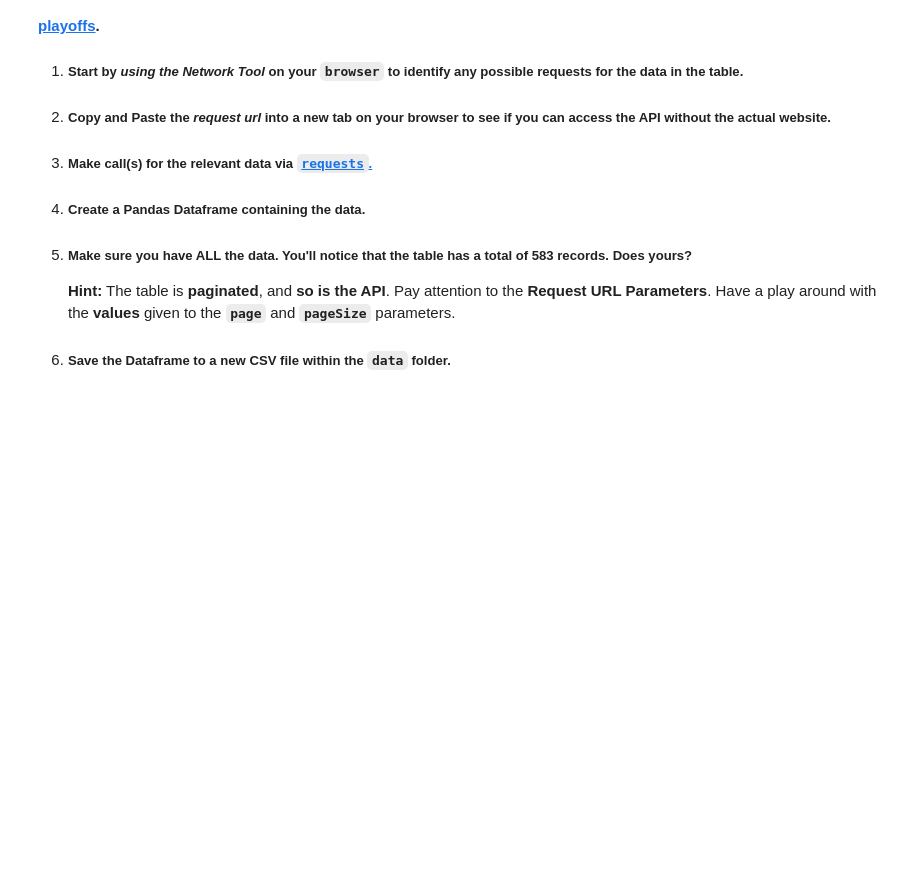
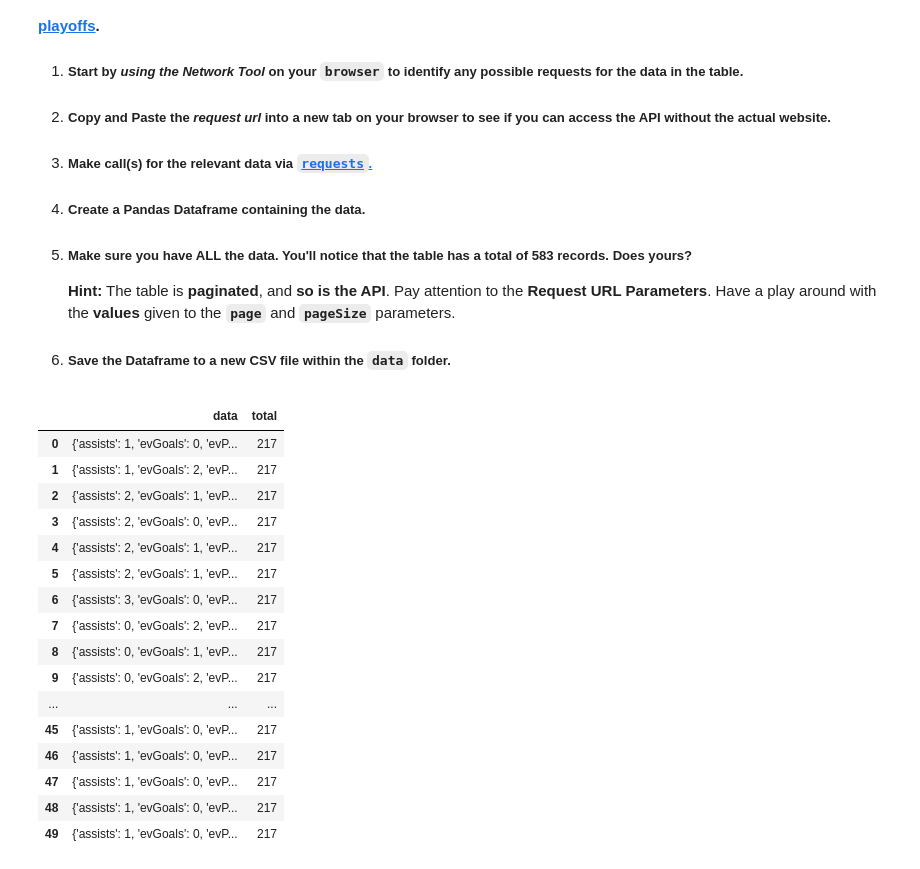
Before and after one commit to EmmaBird/webscraping_challenges, a Jupyter notebook: 2.NHL Stats Challenge/challenge.ipynb, the cells around one changed output. Drawn from its saved outputs; the diff is of its cells as text; code cells hidden in the pictures; blank space fills up the shorter version.

```diff
--- a/2.NHL Stats Challenge/challenge.ipynb
+++ b/2.NHL Stats Challenge/challenge.ipynb
@@ -22,0 +21,25 @@ import requests
+# %%
+import requests
+import pandas as pd
+
+response = requests.get("https://api.nhle.com/stats/rest/en/skater/summary?isAggregate=false&isGame=false&sort=%5B%7B%22property%22:%22points%22,%22direction%22:%22DESC%22%7D,%7B%22property%22:%22goals%22,%22direction%22:%22DESC%22%7D,%7B%22property%22:%22assists%22,%22direction%22:%22DESC%22%7D%5D&start=0&limit=50&factCayenneExp=gamesPlayed%3E=1&cayenneExp=gameTypeId=3%20and%20seasonId%3C=20202021%20and%20seasonId%3E=20202021").json()
+
+pd.DataFrame.from_dict(response, orient='columns')
+# %% [output]
+|  | data | total |
+| 0 | {'assists': 1, 'evGoals': 0, 'evP... | 217 |
+| 1 | {'assists': 1, 'evGoals': 2, 'evP... | 217 |
+| 2 | {'assists': 2, 'evGoals': 1, 'evP... | 217 |
+| 3 | {'assists': 2, 'evGoals': 0, 'evP... | 217 |
+| 4 | {'assists': 2, 'evGoals': 1, 'evP... | 217 |
+| 5 | {'assists': 2, 'evGoals': 1, 'evP... | 217 |
+| 6 | {'assists': 3, 'evGoals': 0, 'evP... | 217 |
+| 7 | {'assists': 0, 'evGoals': 2, 'evP... | 217 |
+| 8 | {'assists': 0, 'evGoals': 1, 'evP... | 217 |
+| 9 | {'assists': 0, 'evGoals': 2, 'evP... | 217 |
+| ... | ... | ... |
+| 45 | {'assists': 1, 'evGoals': 0, 'evP... | 217 |
+| 46 | {'assists': 1, 'evGoals': 0, 'evP... | 217 |
+| 47 | {'assists': 1, 'evGoals': 0, 'evP... | 217 |
+| 48 | {'assists': 1, 'evGoals': 0, 'evP... | 217 |
+| 49 | {'assists': 1, 'evGoals': 0, 'evP... | 217 |
```
Also changed, not shown: parts of 2 cells of this notebook, 3 other files.
